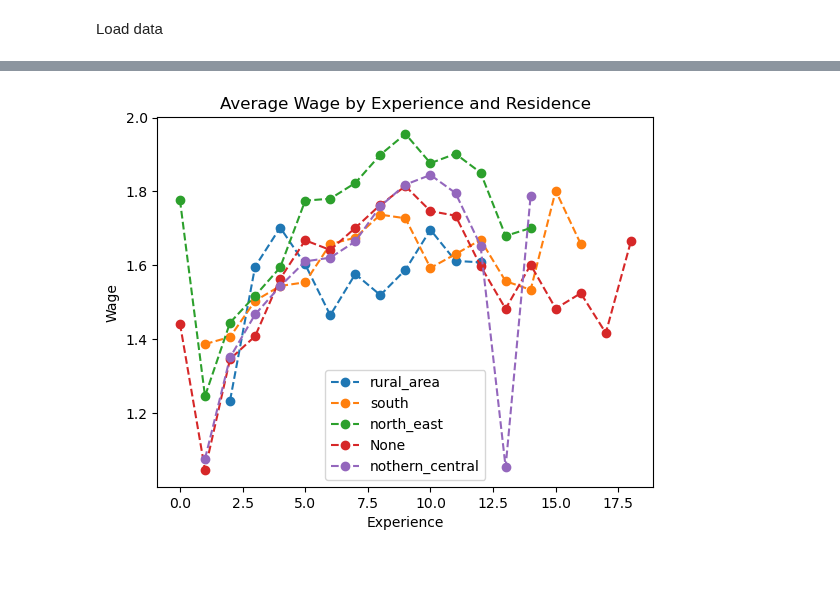
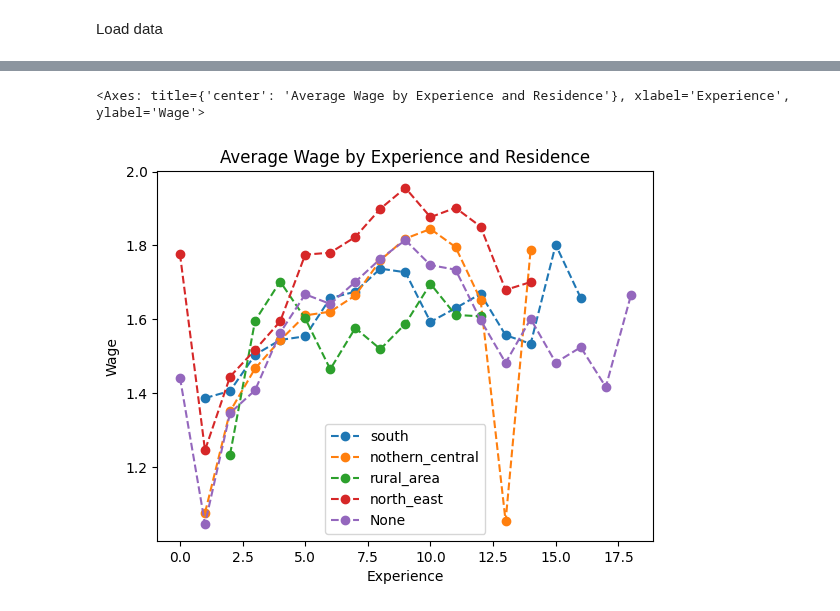
Before and after one commit to AdamHallengreen/figure-manager, a Jupyter notebook: examples/example_usage.ipynb, the cells around one changed output, grey strips where cells are left out. Saved outputs shown, nothing was run; the diff lists cells and outputs as text; code cells hidden in the pictures; blank space fills up the shorter version.

Commit message:
feat: added sort group function

```diff
--- a/examples/example_usage.ipynb
+++ b/examples/example_usage.ipynb
@@ -26,3 +37,3 @@ data = pl.read_csv('Males.csv')
 # %%
-generate_plot(data, x_col='exper', y_col='wage', plot_type='plot', group_by_cols='residence', agg_fct=pl.mean, xlabel='Experience', ylabel='Wage', title='Average Wage by Experience and Residence', plot_settings={'marker': 'o', 'linestyle': '--'})
+generate_plot(data, x_col='exper', y_col='wage', plot_type='plot', group_by_cols='residence', agg_fct=pl.mean, xlabel='Experience', ylabel='Wage', title='Average Wage by Experience and Residence', plot_settings={'marker': 'o', 'linestyle': '--'}, verbose=True, sort_order=["south", "nothern_central", "rural_area", "north_east"])
 # %% [output]
@@ -30,4 +45,5 @@ generate_plot(data, x_col='exper', y_col='wage', plot_type='plot', group_by_cols
+<Axes: title={'center': 'Average Wage by Experience and Residence'}, xlabel='Experience', ylabel='Wage'>
-[figure, old version]
+[figure, new version]
 # %%
 # Set up the FigureManager
 fm = FigureManager(output_dir="figures/", paper_size="A4", file_ext=".pdf", use_latex=False)
```
Also changed, not shown: parts of 4 cells of this notebook, 1 other file.
